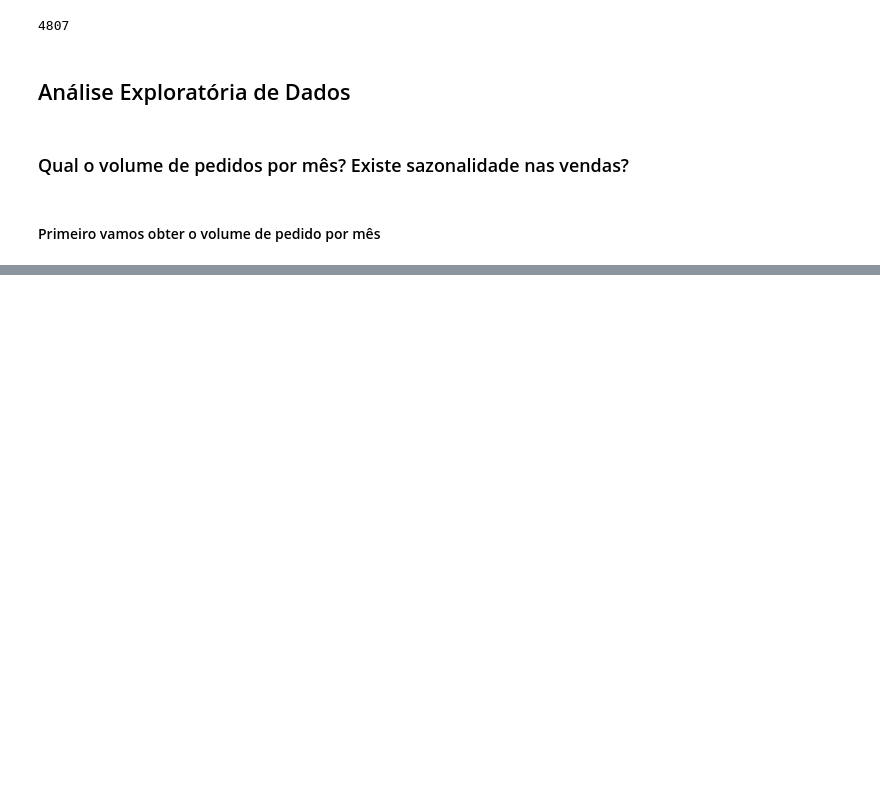
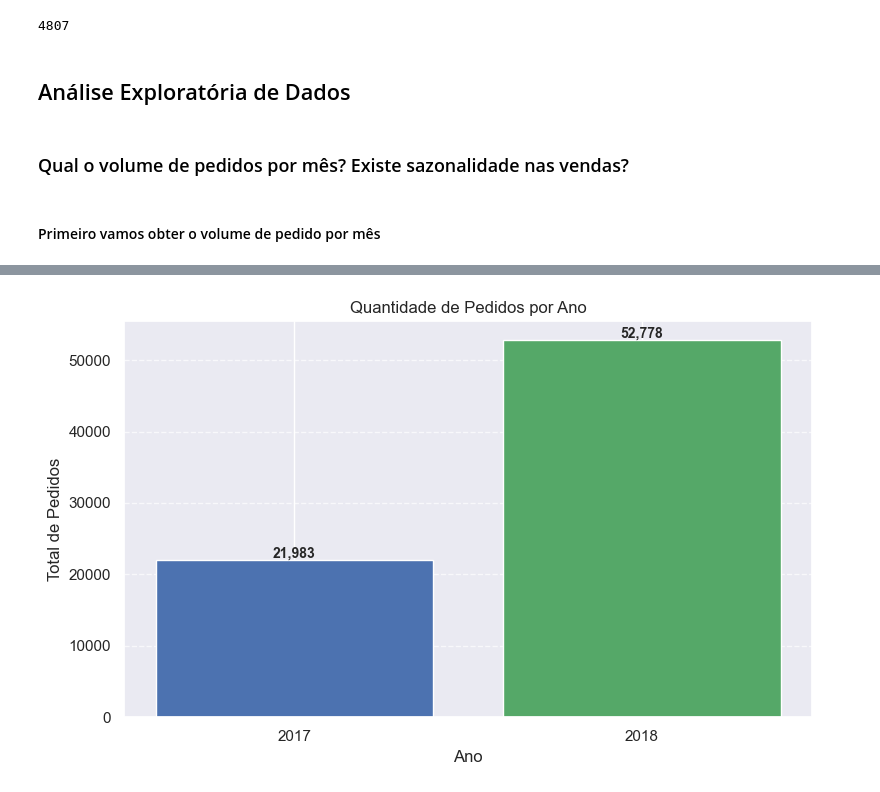
Before and after one commit to marcello10/triggo-ai-olist, a Jupyter notebook: analyses-olist.ipynb, the cells around one changed output, grey strips where cells are left out. Saved outputs shown, nothing was run; the diff lists cells and outputs as text; code cells hidden in the pictures; blank space fills up the shorter version.

```diff
--- a/analyses-olist.ipynb
+++ b/analyses-olist.ipynb
@@ -705,0 +733,31 @@ dtype: int64
+# %%
+annual_orders = monthly_orders_valid.groupby(monthly_orders_valid.index.year).sum()
+# Lista de cores (uma por barra/ano)
+colors = ['#4c72b0', '#55a868', '#c44e52', '#8172b3', '#ccb974']  # Pode aumentar se tiver mais anos
+
+# Plotar
+plt.figure(figsize=(8, 5))
+bars = plt.bar(annual_orders.index.astype(str), annual_orders.values, color=colors[:len(annual_orders)])
+
+# Adicionar valores no topo das barras (com separador de milhar)
+for bar in bars:
+    height = bar.get_height()
+    plt.text(
+        bar.get_x() + bar.get_width() / 2,
+        height,
+        f'{height:,.0f}',  # Formata como 41,898
+        ha='center',
+        va='bottom',
+        fontsize=10,
+        fontweight='bold'
+    )
+
+# Configurações do gráfico
+plt.title('Quantidade de Pedidos por Ano')
+plt.xlabel('Ano')
+plt.ylabel('Total de Pedidos')
+plt.grid(axis='y', linestyle='--', alpha=0.7)
+plt.tight_layout()
+plt.show()
+# %% [output]
+[figure, added]
```
Also changed, not shown: parts of 15 cells of this notebook.
